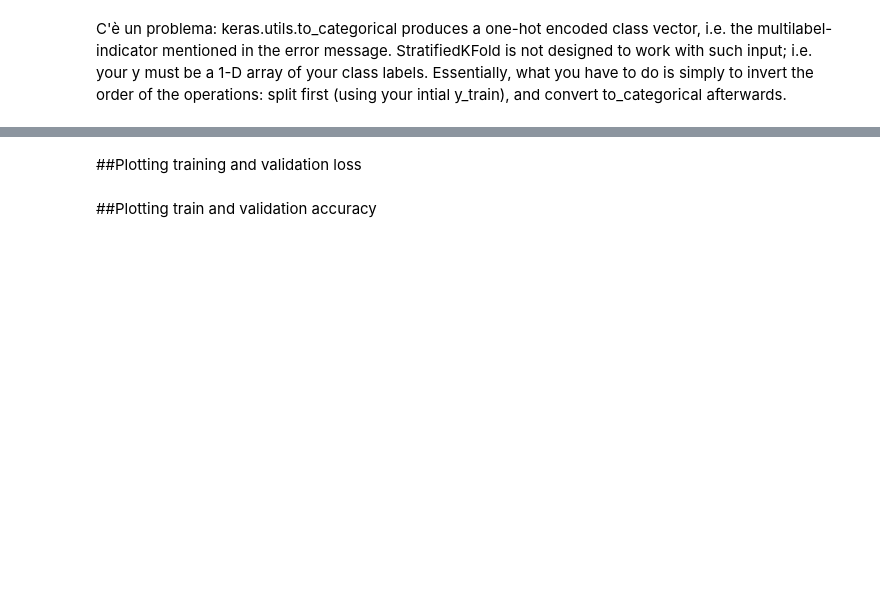
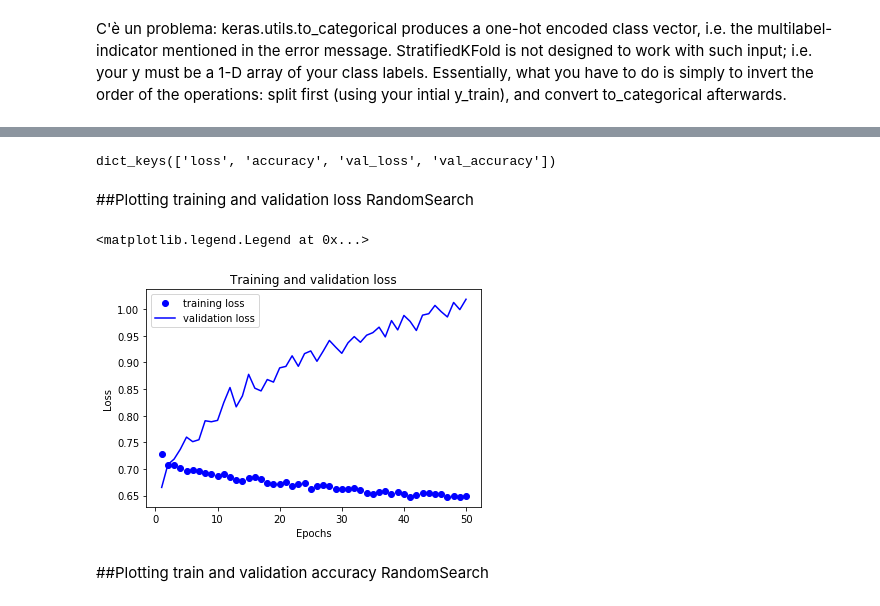
Before and after one commit to leonardoub/SCRIPT_PALERMO, a Jupyter notebook: Hyperparameter_optimization_classification.ipynb, the cells around one changed output, grey strips where cells are left out. Saved outputs shown, nothing was run; the diff lists cells and outputs as text; code cells hidden in the pictures; blank space fills up the shorter version.

```diff
--- a/Hyperparameter_optimization_classification.ipynb
+++ b/Hyperparameter_optimization_classification.ipynb
@@ -131,6 +141,6 @@ This cross-validation object is a variation of KFold that returns stratified fol
 # %%
 from sklearn.model_selection import StratifiedKFold
 # %%
-skf = StratifiedKFold(n_splits=3, shuffle=True, random_state=1)
+skf = StratifiedKFold(n_splits=10, shuffle=True, random_state=1)
 skf.get_n_splits(train_data_stand_pca, train_labels_dec)
 # %% [output]
@@ -186,9 +198,9 @@ Essentially, what you have to do is simply to invert the order of the operations
 # %%
 num_epochs = 50
-all_acc_histories = []
-all_loss_histories = []
-all_val_acc_histories = []
-all_val_loss_histories = []
+#all_acc_histories = []
+#all_loss_histories = []
+#all_val_acc_histories = []
+#all_val_loss_histories = []
 
 for train_index, val_index in skf.split(train_data_stand_pca, train_labels_dec):
 
@@ -202,7 +214,7 @@ for train_index, val_index in skf.split(train_data_stand_pca, train_labels_dec):
   one_hot_val_targets = to_categorical(val_targets)
 
 
-  tuner = RandomSearch(build_model, objective='val_accuracy', max_trials=5,
+  tuner = RandomSearch(build_model, objective='val_accuracy', max_trials=10,
                        executions_per_trial=3, directory='/content/my_dir', project_name='helloworld')
 
   tuner.search_space_summary()
@@ -287,0 +306,2 @@ units (Int)
+# %%
+best_model = tuner.get_best_models()[0]
@@ -288,16 +369,31 @@ units (Int)
+# %%
+history_dict.keys()
+# %% [output]
+dict_keys(['loss', 'accuracy', 'val_loss', 'val_accuracy'])
 # %% [markdown]
-##Plotting training and validation loss
+##Plotting training and validation loss RandomSearch
 # %%
 import matplotlib.pyplot as plt
 # %%
 epochs = range(1, num_epochs+1)
+# %%
+average_acc_history_RS = [np.mean([x[i] for x in all_acc_histories_RS]) for i in range(num_epochs)]
+average_loss_history_RS = [np.mean([x[i] for x in all_loss_histories_RS]) for i in range(num_epochs)]
+average_val_acc_history_RS = [np.mean([x[i] for x in all_val_acc_histories_RS]) for i in range(num_epochs)]
+average_val_loss_history_RS = [np.mean([x[i] for x in all_val_loss_histories_RS]) for i in range(num_epochs)]
+#media per epoca degli score ottenuti per tutte le k-fold
+#per ogni k-fold di fanno num_epoch epoche, la media viene fatta prendendo gli score di tutti i k-fold relativi ad una data epoca,
+#e si fa questo per tutte le epoche
 # %%
-plt.plot(epochs, average_loss_history, 'bo', label='training loss')
-plt.plot(epochs, average_val_loss_history, 'b', label='validation loss')
+plt.plot(epochs, average_loss_history_RS, 'bo', label='training loss')
+plt.plot(epochs, average_val_loss_history_RS, 'b', label='validation loss')
 plt.title('Training and validation loss')
 plt.xlabel('Epochs')
 plt.ylabel('Loss')
 plt.legend()
+# %% [output]
+<matplotlib.legend.Legend at 0x...>
+[figure, added]
 # %% [markdown]
-##Plotting train and validation accuracy
+##Plotting train and validation accuracy RandomSearch
 # %%
```
Also changed, not shown: parts of 21 cells of this notebook.
